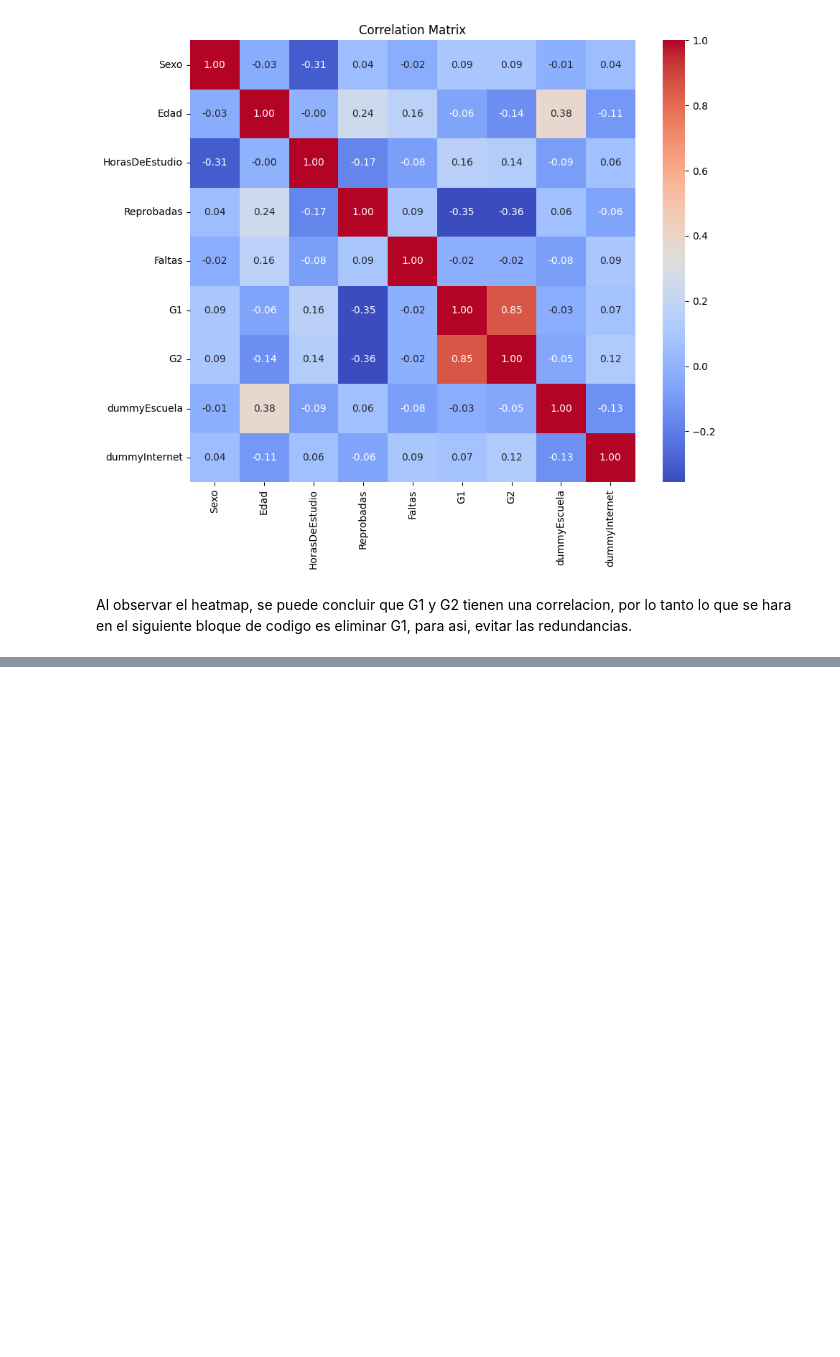
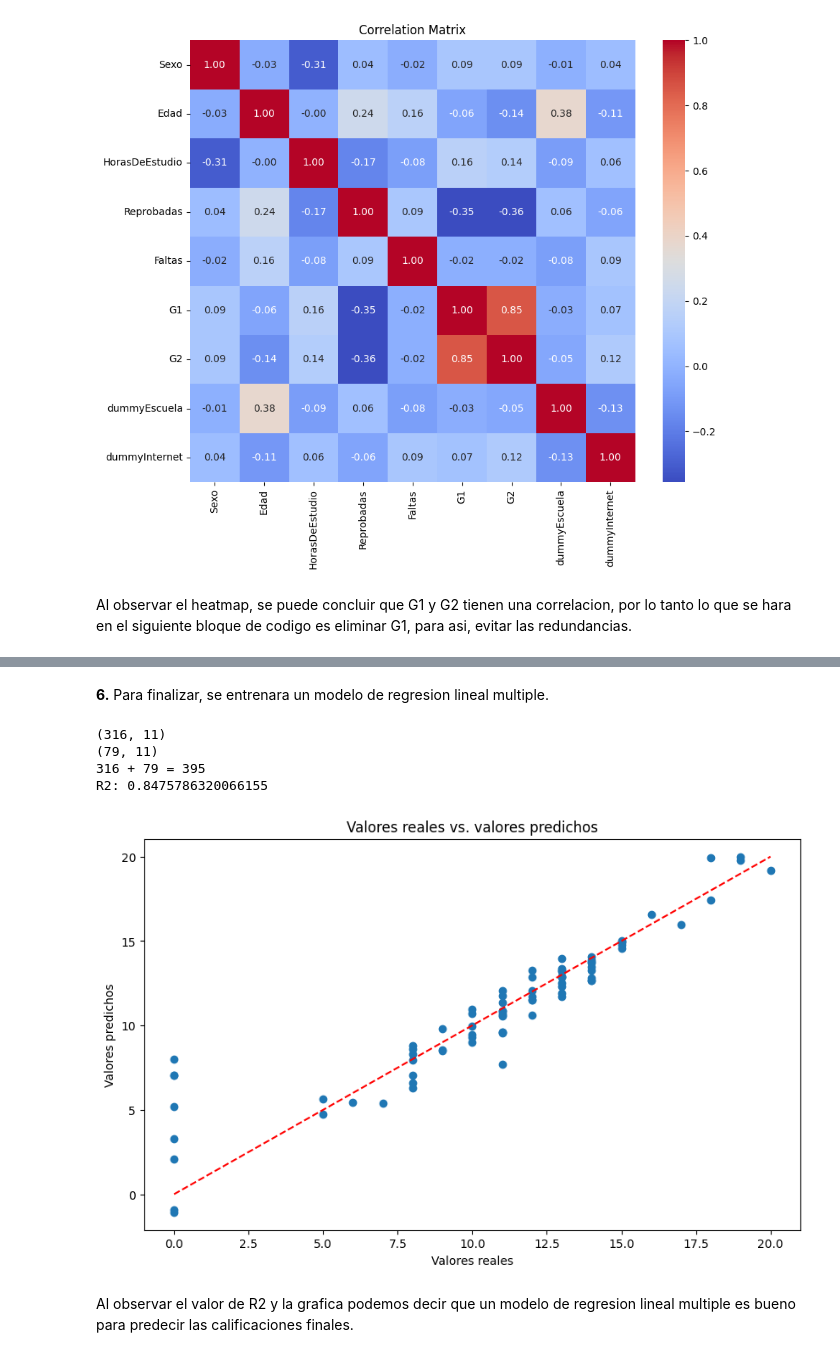
Before and after one commit to hectorcamachoz/Solucion_de_problemas, a Jupyter notebook: A1_5_594557.ipynb, the cells around one changed output, grey strips where cells are left out. Cells and saved outputs as stored; diff of their text form; code cells hidden in the pictures; blank space fills up the shorter version.

```diff
--- a/A1_5_594557.ipynb
+++ b/A1_5_594557.ipynb
@@ -101,5 +101,6 @@ plt.show()
 # %% [markdown]
 Al observar el heatmap, se puede concluir que G1 y G2 tienen una correlacion, por lo tanto lo que se hara en el siguiente bloque de codigo es eliminar G1, para asi, evitar las redundancias.
 # %%
-x = df.drop(['G3', 'G1'], axis=1)
+df_dropped = df.drop('G1', axis=1)
+print(df_dropped.head())
 # %% [output]
@@ -120,0 +122,7 @@ x = df.drop(['G3', 'G1'], axis=1)
+# %%
+df_dropped["HorasReprobadas"] = df_dropped["HorasDeEstudio"] * df_dropped["Reprobadas"]
+df_dropped["FaltasReprobadas"] = df_dropped["Faltas"] * df_dropped["Reprobadas"]
+
+
+# Mostrar las primeras 5 filas con las nuevas columnas
+print(df_dropped.head())
@@ -120,0 +143,41 @@ x = df.drop(['G3', 'G1'], axis=1)
+# %% [markdown]
+**6.** Para finalizar, se entrenara un modelo de regresion lineal multiple.
+# %%
+from sklearn.model_selection import train_test_split
+from sklearn.linear_model import LinearRegression
+from sklearn.metrics import mean_squared_error, r2_score
+
+train, test = train_test_split(df_dropped, train_size=0.8, test_size=0.2)
+print(train.shape)
+print(test.shape)
+print(train.shape[0] , '+', test.shape[0] ,'=', int(train.shape[0]) + int(test.shape[0]))
+
+x_train = train.drop('G3', axis = 1)
+y_train = train.G3
+
+modelo = LinearRegression()
+modelo.fit(x_train, y_train)
+
+x_test = test.drop('G3', axis = 1)
+y_test = test.G3
+
+y_pred = modelo.predict(x_test)
+
+print('R2:', r2_score(y_test, y_pred))
+
+
+plt.figure(figsize=(10, 6))
+plt.scatter(y_test, y_pred)
+plt.plot([min(y_test), max(y_test)], [min(y_test), max(y_test)], color='red', linestyle='--')
+plt.xlabel('Valores reales')
+plt.ylabel('Valores predichos')
+plt.title('Valores reales vs. valores predichos')
+plt.show()
+# %% [output]
+(316, 11)
+(79, 11)
+316 + 79 = 395
+R2: 0.8475786320066155
+[figure, added]
+# %% [markdown]
+Al observar el valor de R2 y la grafica podemos decir que un modelo de regresion lineal multiple es bueno para predecir las calificaciones finales.
```
Also changed, not shown: parts of 5 cells of this notebook.
